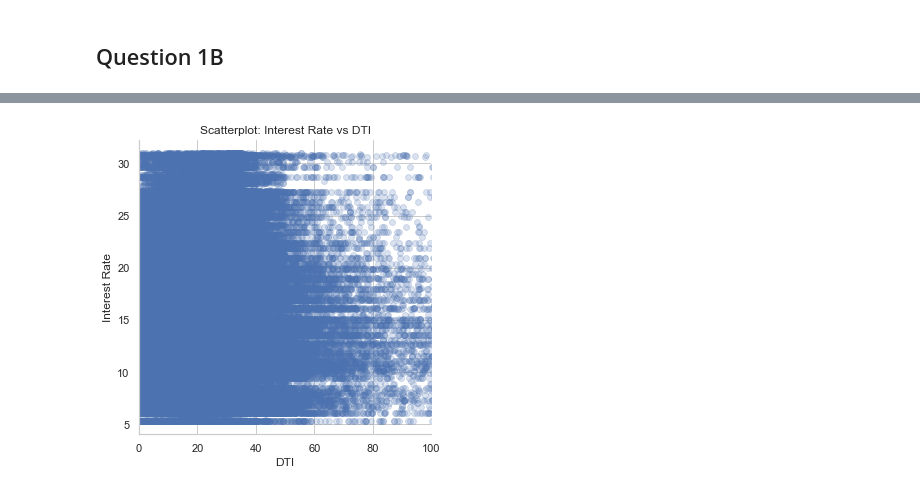
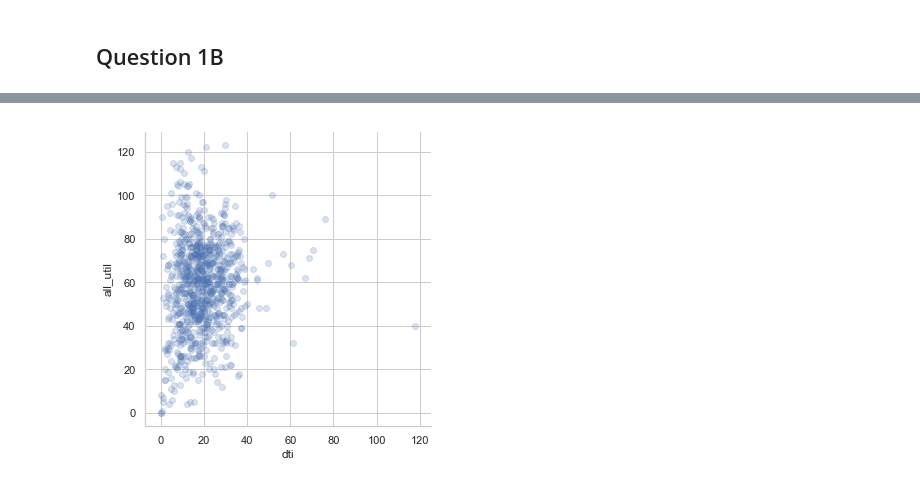
Before and after one commit to danehooker/Thinkful-Projects, a Jupyter notebook: Module 12-2.ipynb, the cells around one changed output, grey strips where cells are left out. Cells and saved outputs as stored; diff of their text form; code cells hidden in the pictures.

```diff
--- a/Module 12-2.ipynb
+++ b/Module 12-2.ipynb
@@ -6,3 +6,4 @@ import seaborn as sns
 %matplotlib inline
 # %%
 df = pd.read_csv('loan.csv', low_memory=False)
+df1000 = df.sample(1000)
@@ -36,13 +66,6 @@ plt.show()
 # %%
-g = sns.lmplot(y='int_rate',
-               x='dti',
-               data=df,
-               fit_reg=False,
-               scatter_kws={'alpha':0.2})
-g.set_ylabels("Interest Rate")
-g.set_xlabels("DTI")
-plt.xlim(0,100)
-plt.title('Scatterplot: Interest Rate vs DTI')
+g = sns.lmplot(x='dti', y='all_util',
+                data=df1000, scatter_kws={'alpha':0.2}, fit_reg=False)
 plt.show()
 # %% [output]
-[figure, old version]
+[figure, new version]
```
Also changed, not shown: parts of 15 cells of this notebook.
